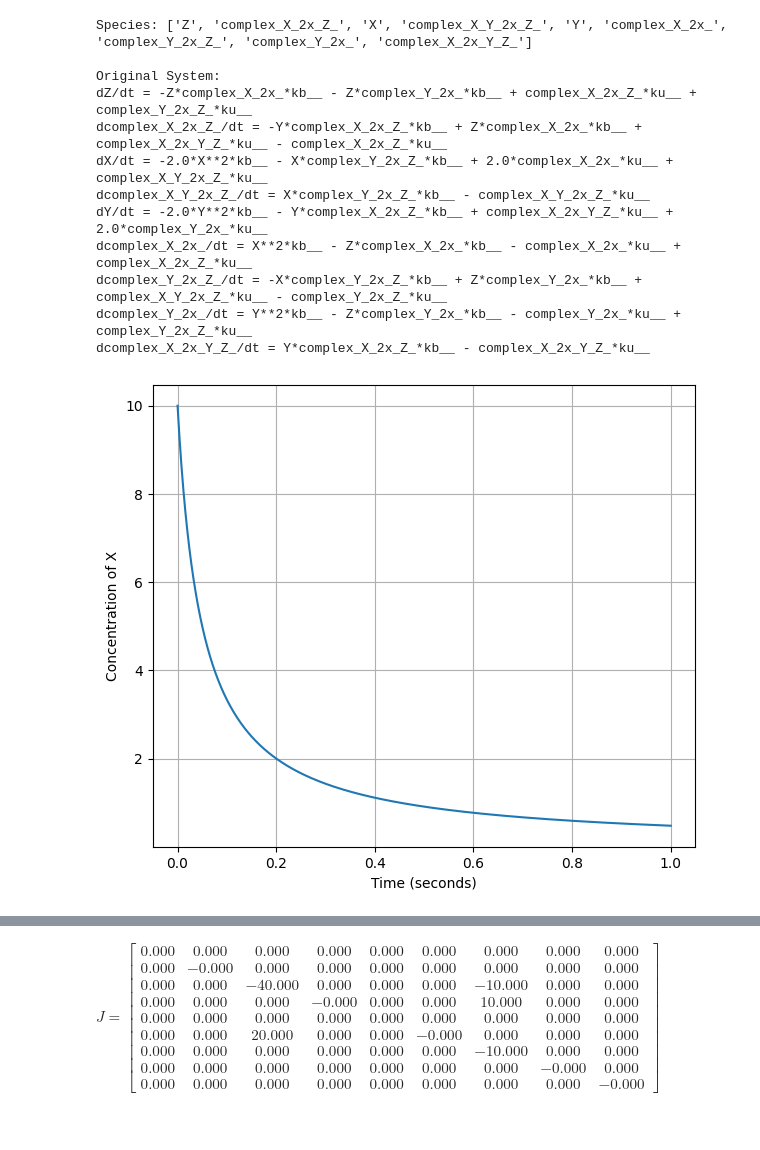
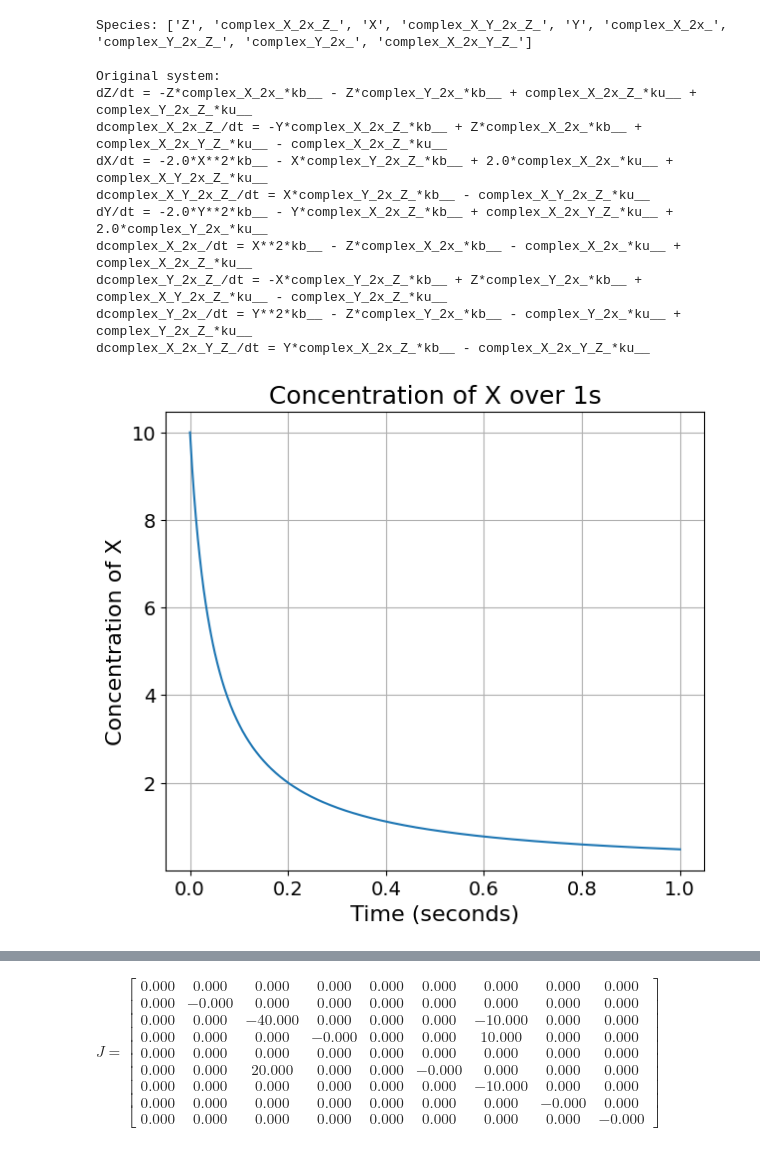
Before and after one commit to basspunkfm/ProjectSummer2025, a Jupyter notebook: autoreduce_pacti.ipynb, the cells around one changed output, grey strips where cells are left out. Saved outputs shown, nothing was run; the diff lists cells and outputs as text; code cells hidden in the pictures.

Commit message:
made graphs larger

```diff
--- a/autoreduce_pacti.ipynb
+++ b/autoreduce_pacti.ipynb
@@ -3,19 +3,19 @@ from autoreduce.converters import load_sbml
 from sympy import Symbol
 import numpy as np
 
-# Load the CRN
+#load CRN
 sys = load_sbml("example.xml", outputs = "X")
 
-# Set initial conditions
+#set initial concentration of X
 x0_dict = {"X": 10}
 for x, x_ic in x0_dict.items():
     curr_ind = sys.x.index(Symbol(x))
     sys.x_init[curr_ind] = x_ic
 
-# Print species
+# list of species
 print("Species:", [str(s) for s in sys.x])
 
-# Print original system ODEs
+# original system of ODEs
 print("\nOriginal system:")
 for i, eq in enumerate(sys.f):
     print(f"d{sys.x[i]}/dt = {eq}")
@@ -26,6 +26,7 @@ import numpy as np
 
 species_names = [str(s) for s in sys.x]
 
+# plot the species over time
 timepoints_ode = np.linspace(0, 1, 1000)
 sys_ode = get_ODE(sys, timepoints_ode)  # sys_ode is the object that we get after using the get_ODE function
 sol = sys_ode.solve_system().T
@@ -34,8 +35,11 @@ plt.figure(figsize = (7,6))
 
 full_model = np.transpose(np.array(sys.C)@sol)
 plt.plot(timepoints_ode, full_model)
-plt.xlabel('Time (seconds)')
-plt.ylabel('Concentration of X')
+plt.title("Concentration of X over 1s",fontsize=18)
+plt.xlabel('Time (seconds)',fontsize=16)
+plt.ylabel('Concentration of X',fontsize=16)
+plt.xticks(fontsize=14)
+plt.yticks(fontsize=14)
 plt.grid(True)
 plt.show()
 
@@ -43,41 +47,44 @@ timepoints2_ode = np.linspace(0,5,1000)
 sys_ode = get_ODE(sys, timepoints2_ode)  # sys_ode is the object that we get after using the get_ODE function
 sol = sys_ode.solve_system().T
 
-
 plt.figure(figsize = (7,6))
 
 full_model = np.transpose(np.array(sys.C)@sol)
 plt.plot(timepoints2_ode, full_model)
-plt.xlabel('Time (seconds)')
-plt.ylabel('Concentration of X')
+plt.title("Concentration of X over 5s",fontsize=18)
+plt.xlabel('Time (seconds)',fontsize=16)
+plt.ylabel('Concentration of X',fontsize=16)
+plt.xticks(fontsize=14)
+plt.yticks(fontsize=14)
 plt.grid(True)
 plt.show()
 
-
-
-timepoints3_ode = np.linspace(0, 25, 1000)
+timepoints3_ode = np.linspace(0, 25.0, 1000)
 sys_ode = get_ODE(sys, timepoints3_ode)  # sys_ode is the object that we get after using the get_ODE function
 sol = sys_ode.solve_system().T
 
 plt.figure(figsize = (7,6))
 
 full_model = np.transpose(np.array(sys.C)@sol)
 plt.plot(timepoints3_ode, full_model)
-plt.xlabel('Time (seconds)')
-plt.ylabel('Output Concentration of X')
+plt.title("Concentration of X over 25s",fontsize=18)
+plt.xlabel('Time (seconds)',fontsize=16)
+plt.ylabel('Concentration of X',fontsize=16)
+plt.xticks(fontsize=14)
+plt.yticks(fontsize=14)
 plt.grid(True)
 plt.show()
 # %% [output]
 Species: ['Z', 'complex_X_2x_Z_', 'X', 'complex_X_Y_2x_Z_', 'Y', 'complex_X_2x_', 'complex_Y_2x_Z_', 'complex_Y_2x_', 'complex_X_2x_Y_Z_']
 
-Original System:
+Original system:
 dZ/dt = -Z*complex_X_2x_*kb__ - Z*complex_Y_2x_*kb__ + complex_X_2x_Z_*ku__ + complex_Y_2x_Z_*ku__
 dcomplex_X_2x_Z_/dt = -Y*complex_X_2x_Z_*kb__ + Z*complex_X_2x_*kb__ + complex_X_2x_Y_Z_*ku__ - complex_X_2x_Z_*ku__
 dX/dt = -2.0*X**2*kb__ - X*complex_Y_2x_Z_*kb__ + 2.0*complex_X_2x_*ku__ + complex_X_Y_2x_Z_*ku__
 dcomplex_X_Y_2x_Z_/dt = X*complex_Y_2x_Z_*kb__ - complex_X_Y_2x_Z_*ku__
 dY/dt = -2.0*Y**2*kb__ - Y*complex_X_2x_Z_*kb__ + complex_X_2x_Y_Z_*ku__ + 2.0*complex_Y_2x_*ku__
 dcomplex_X_2x_/dt = X**2*kb__ - Z*complex_X_2x_*kb__ - complex_X_2x_*ku__ + complex_X_2x_Z_*ku__
 dcomplex_Y_2x_Z_/dt = -X*complex_Y_2x_Z_*kb__ + Z*complex_Y_2x_*kb__ + complex_X_Y_2x_Z_*ku__ - complex_Y_2x_Z_*ku__
 dcomplex_Y_2x_/dt = Y**2*kb__ - Z*complex_Y_2x_*kb__ - complex_Y_2x_*ku__ + complex_Y_2x_Z_*ku__
 dcomplex_X_2x_Y_Z_/dt = Y*complex_X_2x_Z_*kb__ - complex_X_2x_Y_Z_*ku__
-[figure, old version]
+[figure, new version]
```
Also changed, not shown: parts of 2 cells of this notebook.
